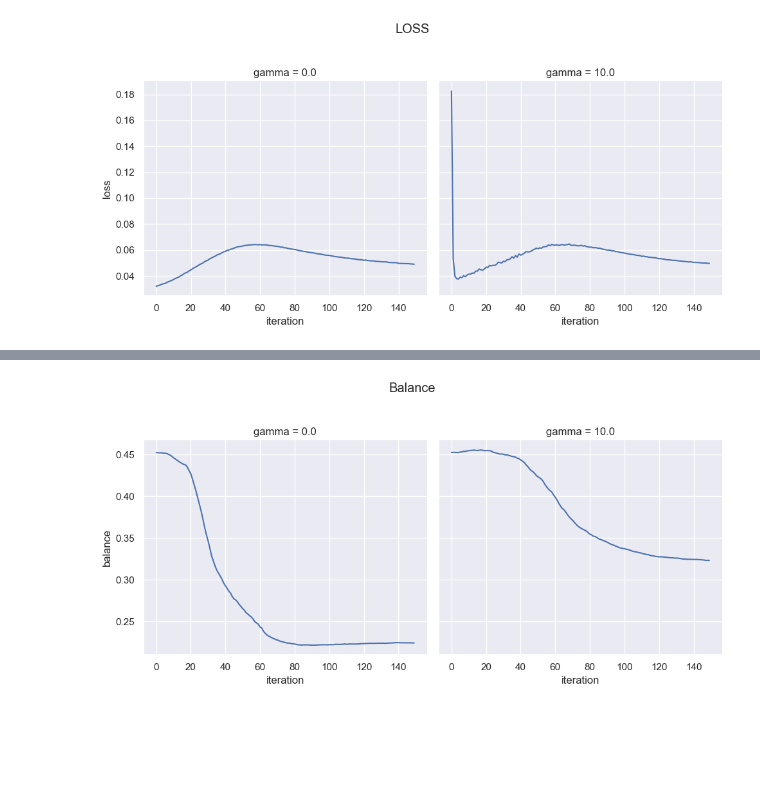
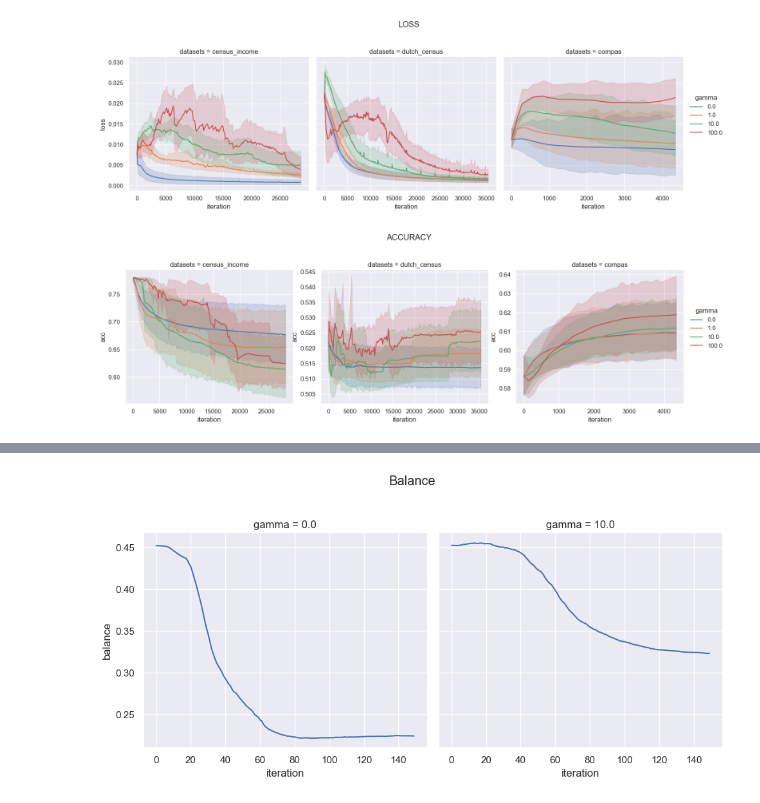
Before and after one commit to jovasque156/deepclustering, a Jupyter notebook: plots_tables.ipynb, the cells around one changed output, grey strips where cells are left out. Cells and saved outputs as stored; diff of their text form; code cells hidden in the pictures; blank space fills up the shorter version.

Commit message:
Solve bugs and update result plots

```diff
--- a/plots_tables.ipynb
+++ b/plots_tables.ipynb
@@ -1,9 +1,11 @@
 # %%
 import torch
+import seaborn as sns
 import matplotlib.pyplot as plt
-import seaborn as sns
 import pandas as pd
+import numpy as np
 import argparse
+sns.set_theme()
 
 from utils import (
     # save_checkpoint,
@@ -23,2 +16,0 @@ data
-# %%
-checkpoints = torch.load('resulting_clusterings-wo_rho/census_income/best_dec_nclusters2_g100.0_run10.pt', map_location=torch.device('cpu'))
@@ -63,7 +17,41 @@ for d in datasets:
+# %%
+results = pd.DataFrame()
+
+for d in ['census_income', 'dutch_census', 'compas']:
+    for r in range(1,11):
+        for g in [0.0, 1.0, 10.0, 100.0]:
+            checkpoints = torch.load(f'resulting_clusterings/{d}/last_dec_nclusters2_g{g}_id{r}.pt', map_location=torch.device('cpu'))
+            iters = checkpoints['iterations']
+            acc = checkpoints['acc_ter']
+            loss = checkpoints['loss_iterations']
+            balance_cluster1 = np.array(checkpoints['balance_iterations'])[:,0]
+            balance_cluster2 = np.array(checkpoints['balance_iterations'])[:,1]
+            balance_cluster_min = np.array(checkpoints['balance_iterations']).min(axis=1)
+            balance_cluster_mean = np.array(checkpoints['balance_iterations']).mean(axis=1)
+            nmi = checkpoints['nmi_ter']
+
+            new_results = pd.DataFrame({'datasets': [d]*len(checkpoints['loss_iterations']),
+                                        'gamma': [g]*len(checkpoints['loss_iterations']),
+                                        'iteration': iters,
+                                        'loss': loss,
+                                        'acc': acc,
+                                        'balance_cluster1': balance_cluster1,
+                                        'balance_cluster2': balance_cluster2,
+                                        'balance_cluster_min': balance_cluster_min,
+                                        'balance_cluster_mean': balance_cluster_mean,
+                                        'nmi': nmi})
+            results = pd.concat((results, new_results), axis=0, ignore_index=True)
 # %%
-rel = sns.relplot(data=results_last, x='iteration', y='loss', col='gamma', kind='line')
+rel = sns.relplot(data=results, x='iteration', y='loss', hue='gamma', col='datasets', kind='line', facet_kws={'sharey': True, 'sharex': False}, palette=sns.color_palette()[:4])
 rel.fig.subplots_adjust(top=.8)
 rel.fig.suptitle('LOSS')
 plt.show()
 # %% [output]
-[figure, old version]
+[figure, new version]
+# %%
+rel = sns.relplot(data=results, x='iteration', y='acc', hue='gamma', col='datasets', kind='line', facet_kws={'sharey': False, 'sharex': False}, palette=sns.color_palette()[:4])
+rel.fig.subplots_adjust(top=.8)
+rel.fig.suptitle('ACCURACY')
+plt.show()
+# %% [output]
+[figure, added]
```
Also changed, not shown: parts of 7 cells of this notebook, 1 other file.
